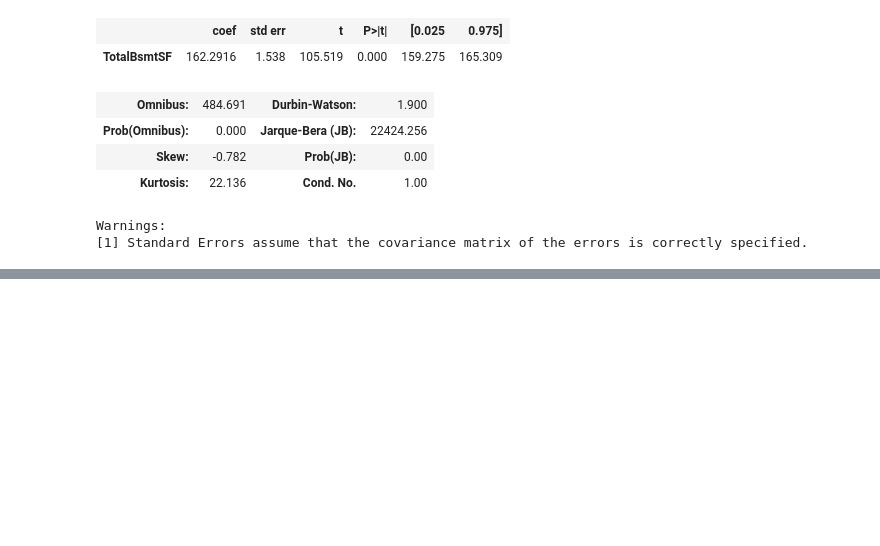
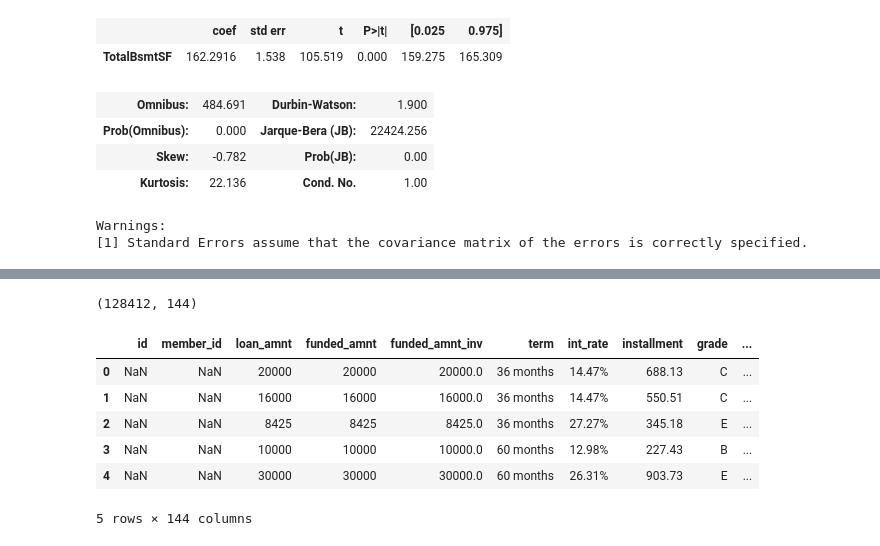
Before and after one commit to ak371/ArnoldC, a Jupyter notebook: 2.ipynb, the cells around one changed output, grey strips where cells are left out. Cells and saved outputs as stored; diff of their text form; code cells hidden in the pictures; blank space fills up the shorter version.

```diff
--- a/2.ipynb
+++ b/2.ipynb
@@ -224,0 +240,14 @@ bg
+# %%
+df = pd.read_csv('LoanStats_2018Q4.csv',skiprows=1,skipfooter=2,engine='python')
+
+print(df.shape)
+df.head()
+# %% [output]
+(128412, 144)
+|  | id | member_id | loan_amnt | funded_amnt | funded_amnt_inv | term | int_rate | installment | grade | ... |
+| 0 | NaN | NaN | 20000 | 20000 | 20000.0 | 36 months | 14.47% | 688.13 | C | ... |
+| 1 | NaN | NaN | 16000 | 16000 | 16000.0 | 36 months | 14.47% | 550.51 | C | ... |
+| 2 | NaN | NaN | 8425 | 8425 | 8425.0 | 36 months | 27.27% | 345.18 | E | ... |
+| 3 | NaN | NaN | 10000 | 10000 | 10000.0 | 60 months | 12.98% | 227.43 | B | ... |
+| 4 | NaN | NaN | 30000 | 30000 | 30000.0 | 60 months | 26.31% | 903.73 | E | ... |
+5 rows × 144 columns
```
Also changed, not shown: parts of 48 cells of this notebook.
